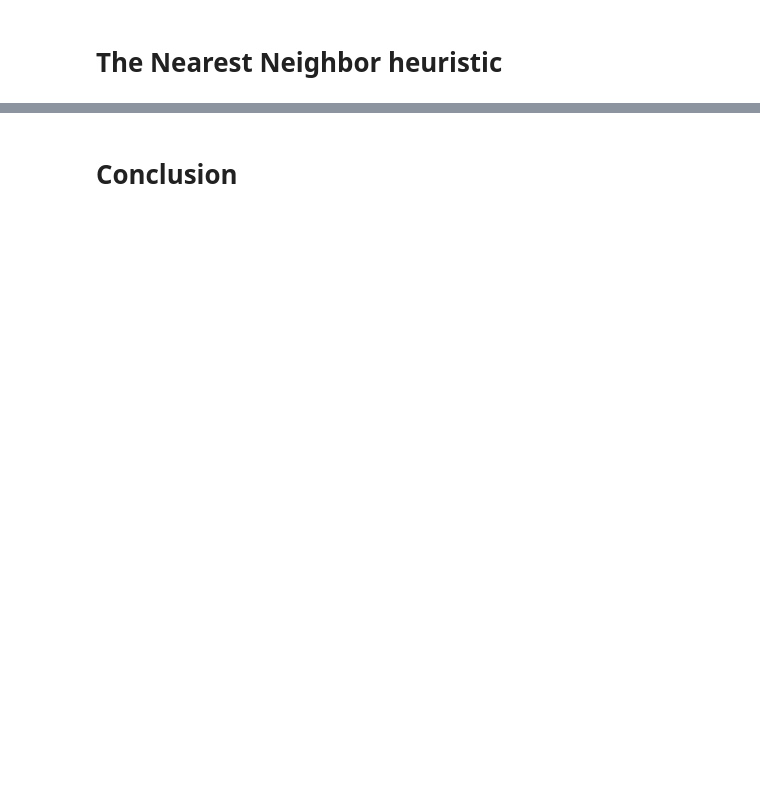
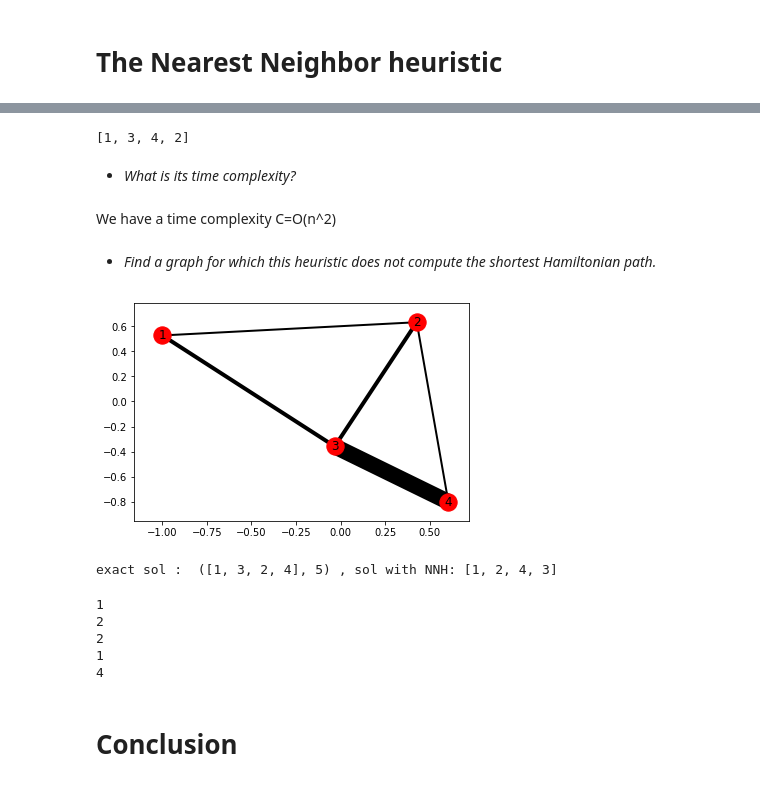
Before and after one commit to RuzickaJiri/Computer_Sciences, a Jupyter notebook: Traveling_Salesman.ipynb, the cells around one changed output, grey strips where cells are left out. Saved outputs shown, nothing was run; the diff lists cells and outputs as text; code cells hidden in the pictures; blank space fills up the shorter version.

Commit message:
Exercice 2.2 The Nearest Neighbor heuristiche Signed-off-by: Titouan <tpoquillon@gmail.com>

```diff
--- a/Traveling_Salesman.ipynb
+++ b/Traveling_Salesman.ipynb
@@ -111,2 +122,37 @@ TSPS(testG)
+# %%
+NNH(testG,1)
+# %% [output]
+[1, 3, 4, 2]
+# %% [markdown]
+- *What is its time complexity?*
+# %% [markdown]
+We have a time complexity C=O(n^2)
+# %% [markdown]
+- *Find a graph for which this heuristic does not compute the shortest Hamiltonian path.*
+# %%
+trapG= nx.Graph()
+trapG.add_nodes_from([1,2,3,4])
+trapG.add_weighted_edges_from([(1, 2,1),(1,3,2),(2,3,2),(2,4,1),(3,4,8)])
+pos = nx.spring_layout(trapG)
+nx.draw_networkx_nodes(trapG, pos)
+nx.draw_networkx_labels(trapG, pos)
+for edg in trapG.edges():
+     nx.draw_networkx_edges(trapG, pos, edgelist=[edg],
+                       width=2*trapG[edg[0]][edg[1]]["weight"])
+# %% [output]
+[figure, added]
+# %%
+print("exact sol : ",HRF(trapG,1),", sol with NNH:",(NNH(trapG,1)))
+# %% [output]
+exact sol :  ([1, 3, 2, 4], 5) , sol with NNH: [1, 2, 4, 3]
+# %%
+for edg in trapG.edges():
+    print (trapG[edg[0]][edg[1]]["weight"])
+# %% [output]
+1
+2
+2
+1
+4
 # %% [markdown]
 # Conclusion
```
Also changed, not shown: parts of 5 cells of this notebook.
